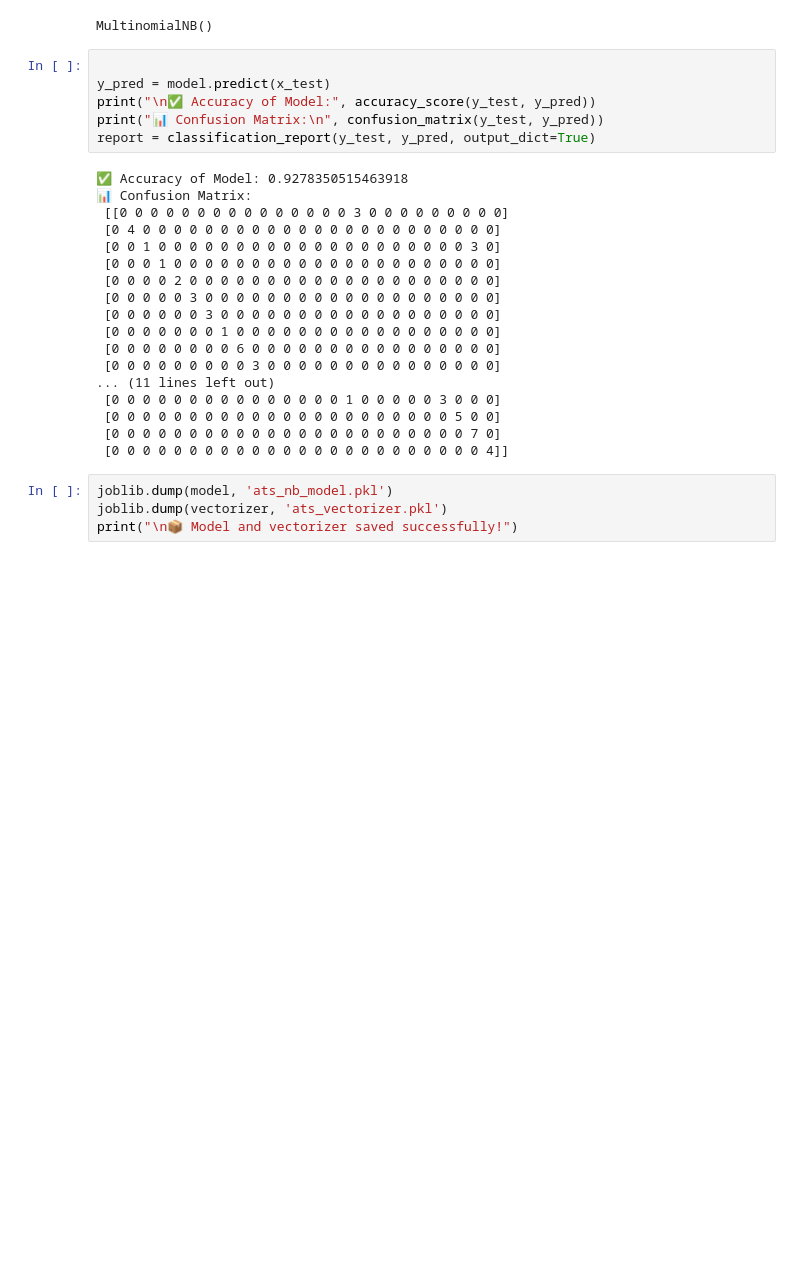
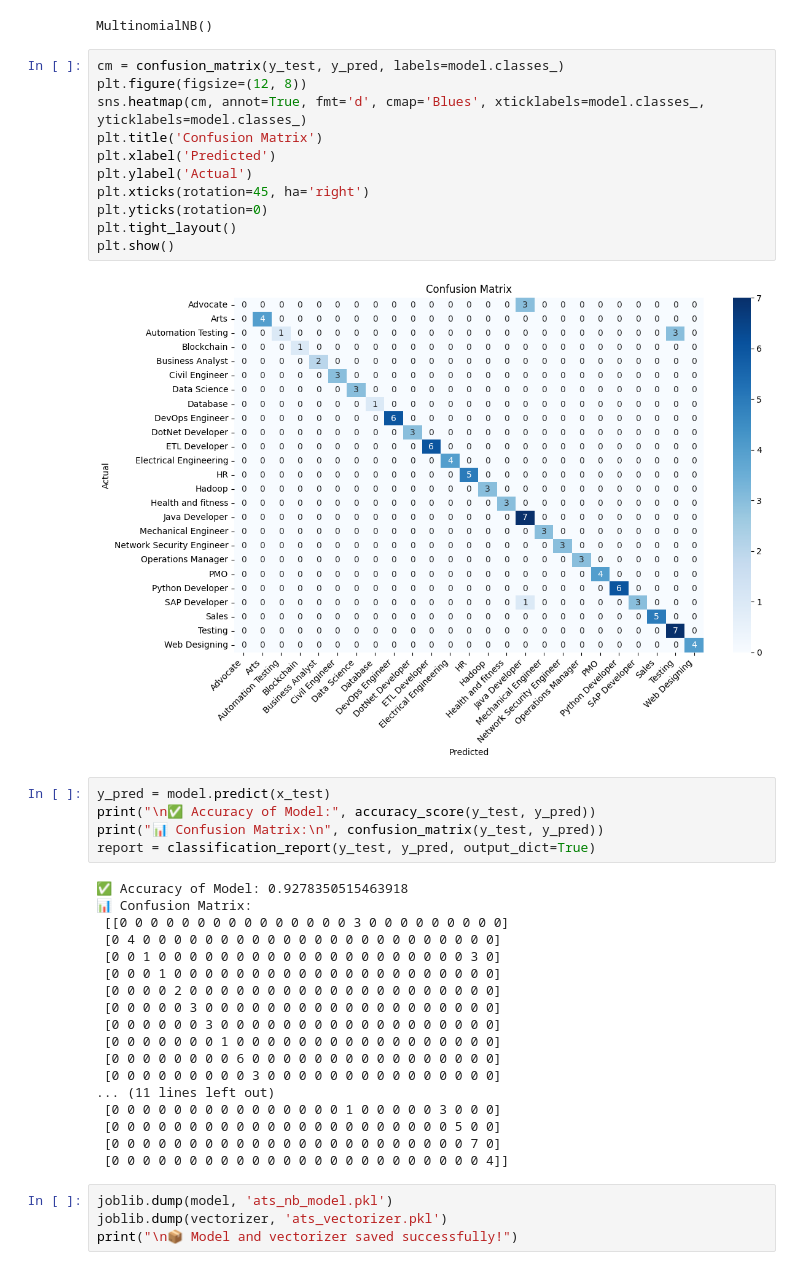
Before and after one commit to bluntjudg/ATS-resume, a Jupyter notebook: ATSresume.ipynb, the cells around one changed output. Cells and saved outputs as stored; diff of their text form; blank space fills up the shorter version.

```diff
--- a/ATSresume.ipynb
+++ b/ATSresume.ipynb
@@ -67,8 +78,20 @@ model = MultinomialNB()
 model.fit(x_train, y_train)
 # %% [output]
 MultinomialNB()
+# %%
+cm = confusion_matrix(y_test, y_pred, labels=model.classes_)
+plt.figure(figsize=(12, 8))
+sns.heatmap(cm, annot=True, fmt='d', cmap='Blues', xticklabels=model.classes_, yticklabels=model.classes_)
+plt.title('Confusion Matrix')
+plt.xlabel('Predicted')
+plt.ylabel('Actual')
+plt.xticks(rotation=45, ha='right')
+plt.yticks(rotation=0)
+plt.tight_layout()
+plt.show()
+# %% [output]
+[figure, added]
 # %%
-
 y_pred = model.predict(x_test)
 print("\n✅ Accuracy of Model:", accuracy_score(y_test, y_pred))
 print("📊 Confusion Matrix:\n", confusion_matrix(y_test, y_pred))
```
Also changed, not shown: parts of 3 cells of this notebook.
